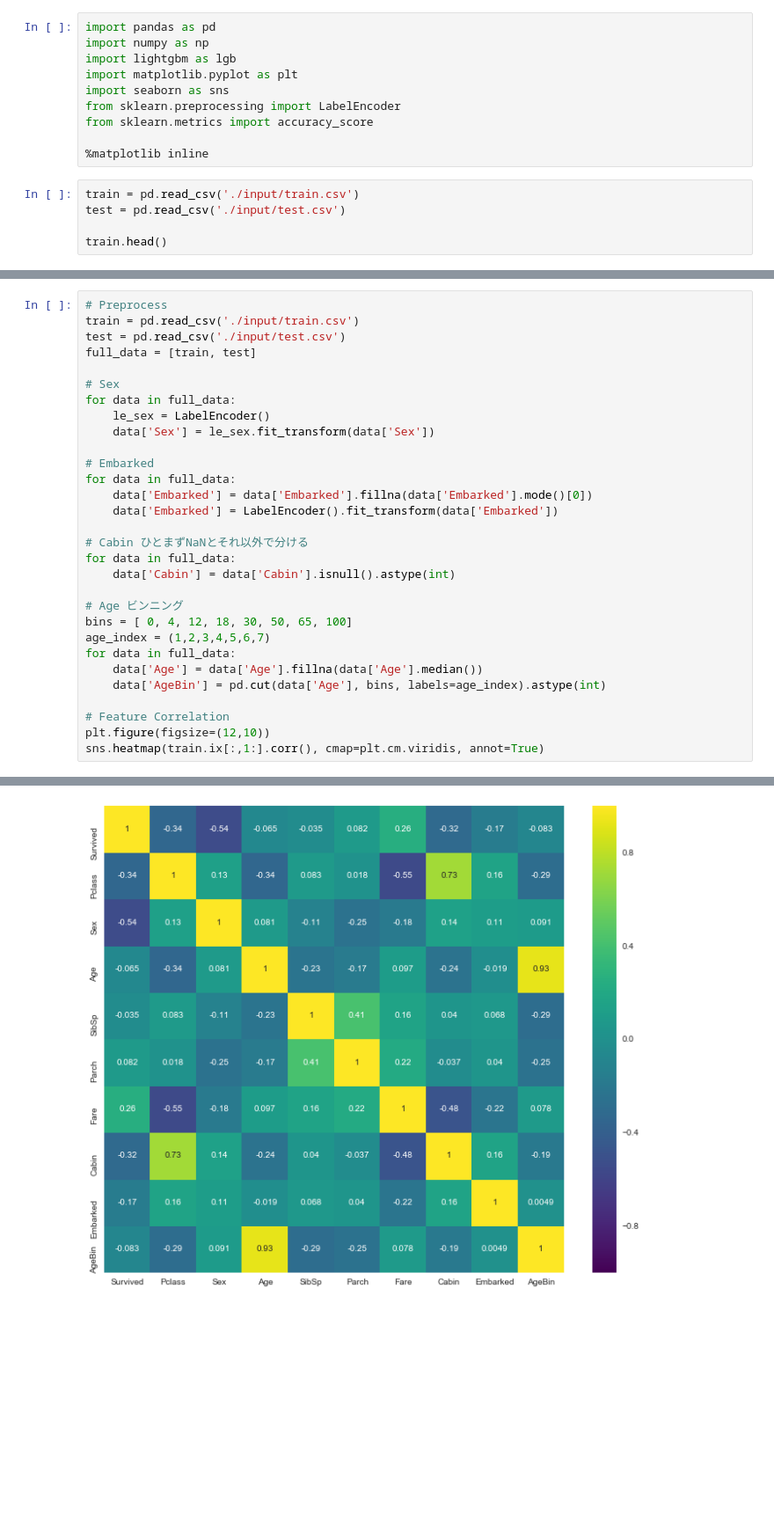
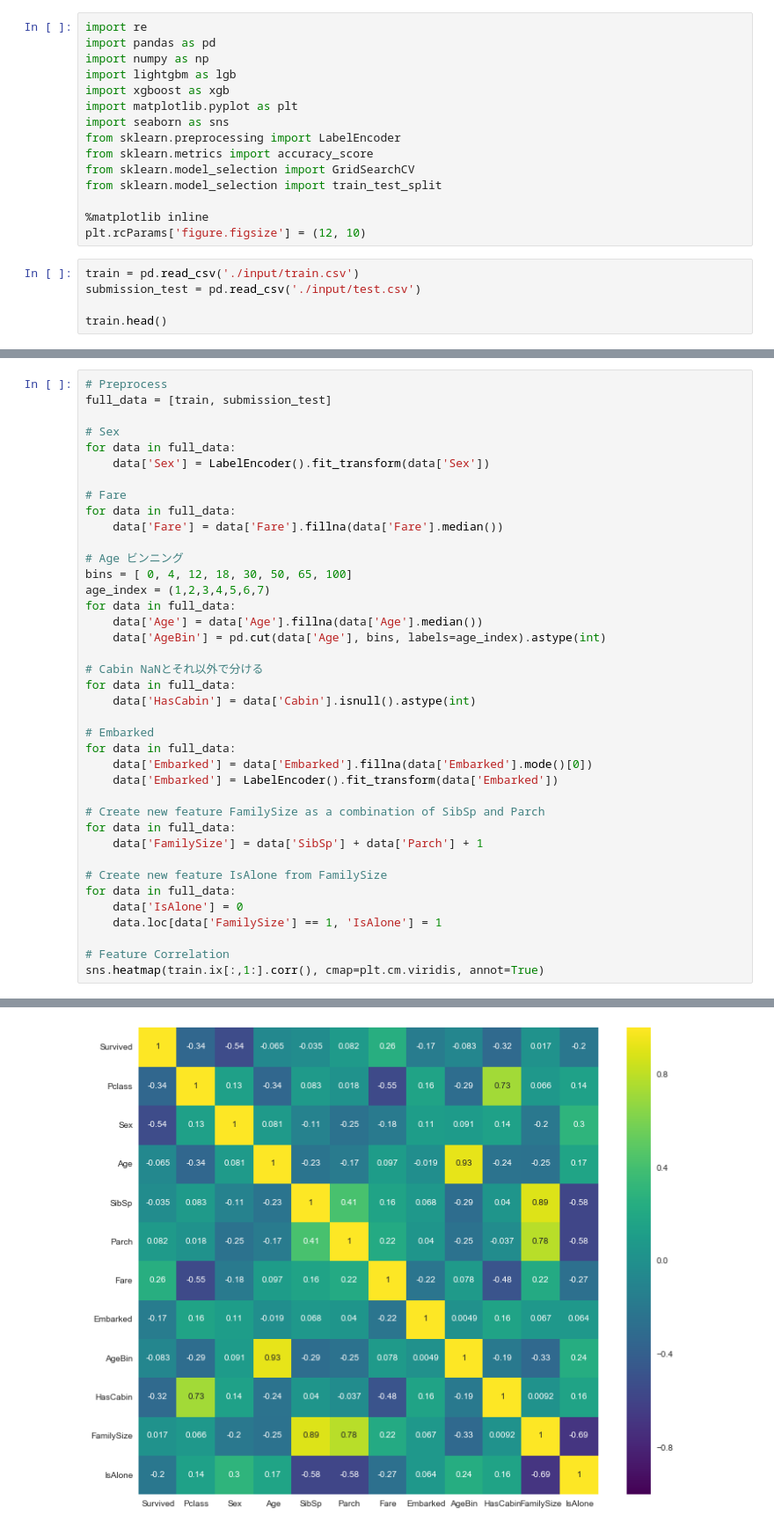
Before and after one commit to yoku001/kaggle-titanic, a Jupyter notebook: titanic.ipynb, the cells around one changed output, grey strips where cells are left out. Shown at 88% size. Saved outputs shown, nothing was run; the diff lists cells and outputs as text; blank space fills up the shorter version.

```diff
--- a/titanic.ipynb
+++ b/titanic.ipynb
@@ -1,16 +1,21 @@
 # %%
+import re
 import pandas as pd
 import numpy as np
 import lightgbm as lgb
+import xgboost as xgb
 import matplotlib.pyplot as plt
 import seaborn as sns
 from sklearn.preprocessing import LabelEncoder
 from sklearn.metrics import accuracy_score
+from sklearn.model_selection import GridSearchCV
+from sklearn.model_selection import train_test_split
 
 %matplotlib inline
+plt.rcParams['figure.figsize'] = (12, 10)
 # %%
 train = pd.read_csv('./input/train.csv')
-test = pd.read_csv('./input/test.csv')
+submission_test = pd.read_csv('./input/test.csv')
 
 train.head()
 # %% [output]
@@ -22,35 +27,44 @@ train.head()
 | 4 | 5 | 0 | 3 | Allen, Mr. William Henry | male | 35.0 | 0 | 0 | 373450 | 8.0500 | ... |
 # %%
 # Preprocess
-train = pd.read_csv('./input/train.csv')
-test = pd.read_csv('./input/test.csv')
-full_data = [train, test]
+full_data = [train, submission_test]
 
 # Sex
 for data in full_data:
-    le_sex = LabelEncoder()
-    data['Sex'] = le_sex.fit_transform(data['Sex'])
+    data['Sex'] = LabelEncoder().fit_transform(data['Sex'])
 
-# Embarked
+# Fare
 for data in full_data:
-    data['Embarked'] = data['Embarked'].fillna(data['Embarked'].mode()[0])
-    data['Embarked'] = LabelEncoder().fit_transform(data['Embarked'])
-
-# Cabin ひとまずNaNとそれ以外で分ける
-for data in full_data:
-    data['Cabin'] = data['Cabin'].isnull().astype(int)
+    data['Fare'] = data['Fare'].fillna(data['Fare'].median())
 
 # Age ビンニング
 bins = [ 0, 4, 12, 18, 30, 50, 65, 100]
 age_index = (1,2,3,4,5,6,7)
 for data in full_data:
     data['Age'] = data['Age'].fillna(data['Age'].median())
     data['AgeBin'] = pd.cut(data['Age'], bins, labels=age_index).astype(int)
 
+# Cabin NaNとそれ以外で分ける
+for data in full_data:
+    data['HasCabin'] = data['Cabin'].isnull().astype(int)
+
+# Embarked
+for data in full_data:
+    data['Embarked'] = data['Embarked'].fillna(data['Embarked'].mode()[0])
+    data['Embarked'] = LabelEncoder().fit_transform(data['Embarked'])
+
+# Create new feature FamilySize as a combination of SibSp and Parch
+for data in full_data:
+    data['FamilySize'] = data['SibSp'] + data['Parch'] + 1
+
+# Create new feature IsAlone from FamilySize
+for data in full_data:
+    data['IsAlone'] = 0
+    data.loc[data['FamilySize'] == 1, 'IsAlone'] = 1
+
 # Feature Correlation
-plt.figure(figsize=(12,10))
 sns.heatmap(train.ix[:,1:].corr(), cmap=plt.cm.viridis, annot=True)
 # %% [output]
 <matplotlib.axes._subplots.AxesSubplot at 0x...>
-[figure, old version]
+[figure, new version]
 # %%
```
Also changed, not shown: parts of 7 cells of this notebook, 1 other file.
